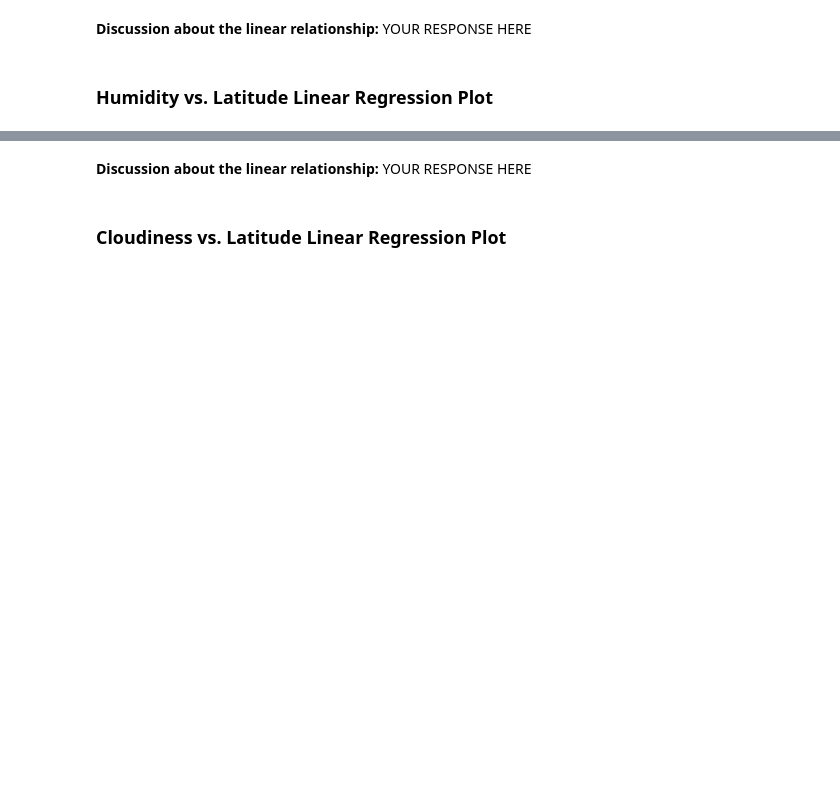
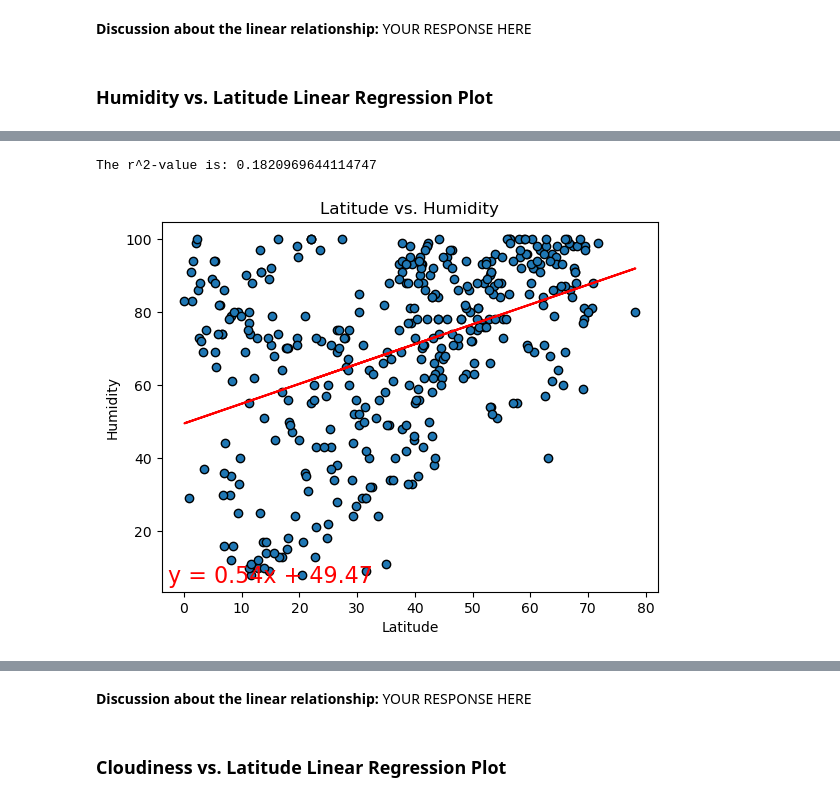
Before and after one commit to darren-coder/python-api-challenge, a Jupyter notebook: WeatherPy.ipynb, the cells around one changed output, grey strips where cells are left out. Cells and saved outputs as stored; diff of their text form; code cells hidden in the pictures; blank space fills up the shorter version.

```diff
--- a/WeatherPy.ipynb
+++ b/WeatherPy.ipynb
@@ -395,0 +393,15 @@ The r^2-value is: 0.00014367159540169783
+# %%
+# Northern Hemisphere
+plt.figure()
+x = north_hem_df['Lat']
+y = north_hem_df['Humidity']
+x_label = 'Latitude'
+y_label = 'Humidity'
+title = 'Latitude vs. Humidity'
+
+# Show plot
+plot_linear_regression(x,y)
+plt.show()
+# %% [output]
+The r^2-value is: 0.1820969644114747
+[figure, added]
```
Also changed, not shown: parts of 21 cells of this notebook.
